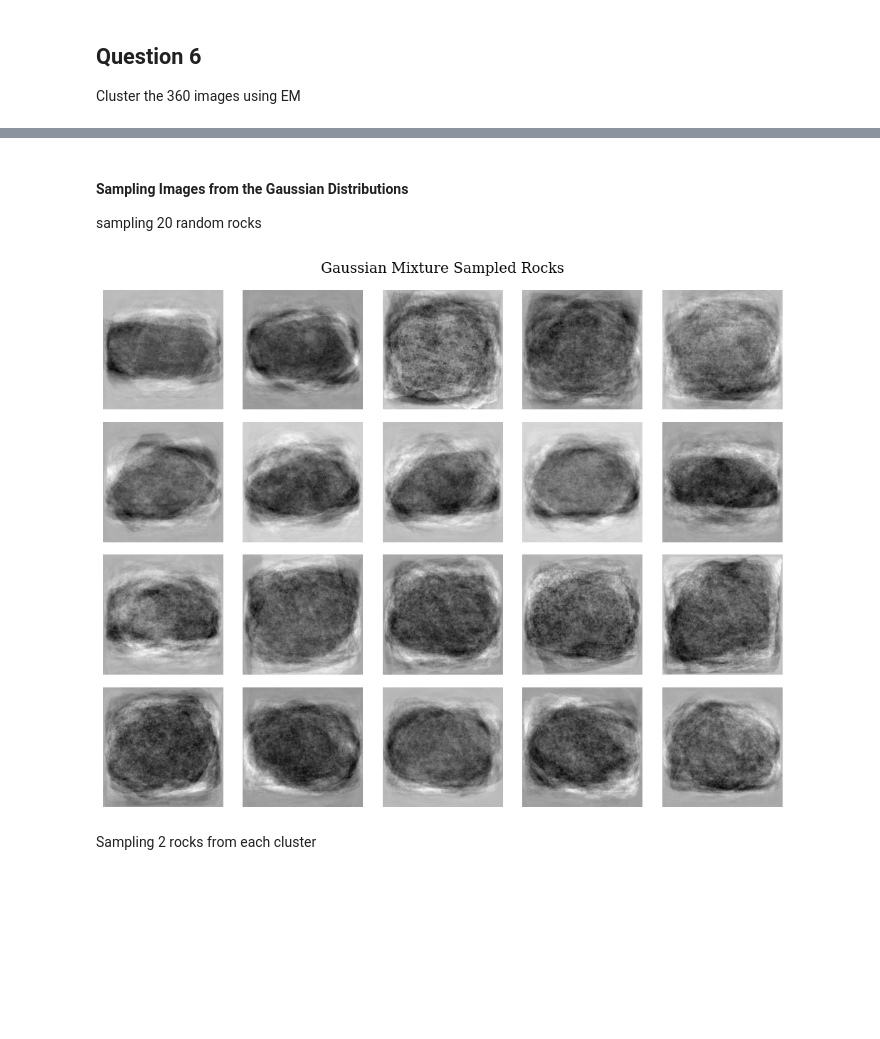
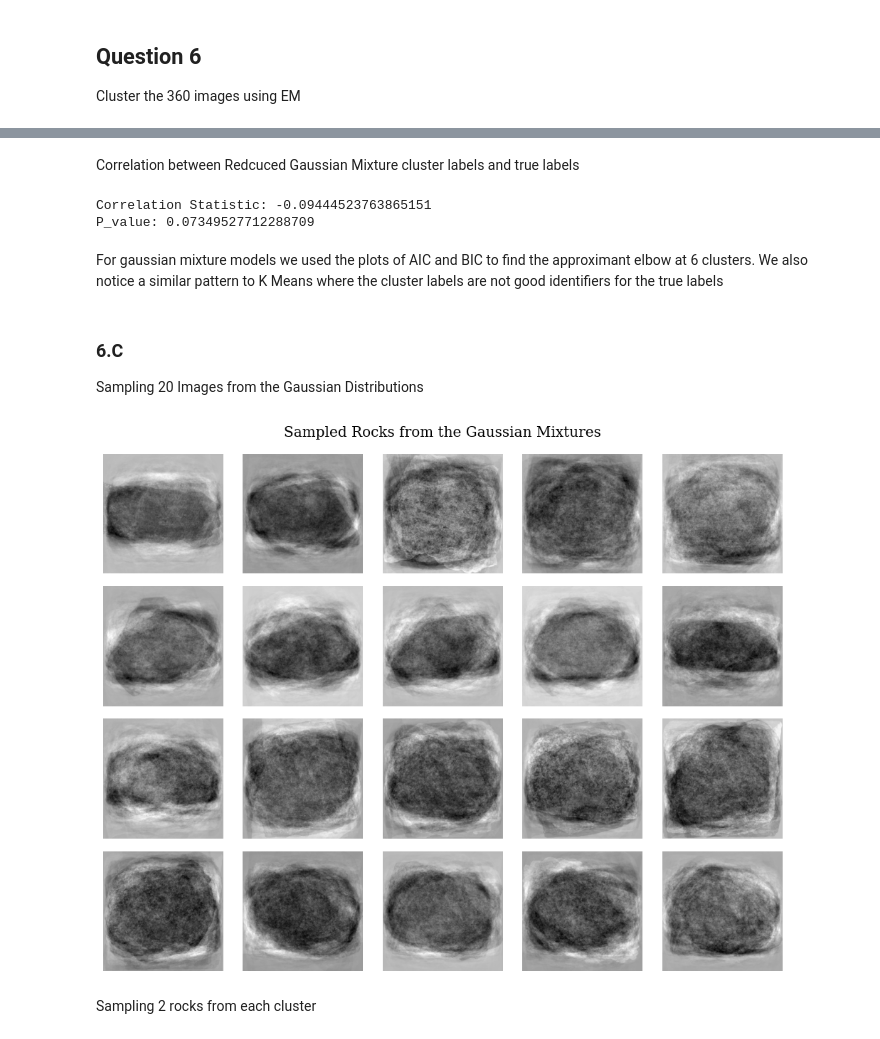
Before and after one commit to jackyeung99/Applied_Machine_Learning, a Jupyter notebook: Assignment03/03_Q1.ipynb, the cells around one changed output, grey strips where cells are left out. Drawn from its saved outputs; the diff is of its cells as text; code cells hidden in the pictures; blank space fills up the shorter version.

```diff
--- a/Assignment03/03_Q1.ipynb
+++ b/Assignment03/03_Q1.ipynb
@@ -547,23 +586,33 @@ plt.show()
+# %% [markdown]
+Correlation between Redcuced Gaussian Mixture cluster labels and true labels
+# %%
+stat, p_value = pearsonr(encoded_labels, predicted)
+
+print(f"Correlation Statistic: {stat} \nP_value: {p_value}")
+# %% [output]
+Correlation Statistic: -0.09444523763865151
+P_value: 0.07349527712288709
+# %% [markdown]
+For gaussian mixture models we used the plots of AIC and BIC to find the approximant elbow at 6 clusters. We also notice a similar pattern to K Means where the cluster labels are not good identifiers for the true labels
 # %% [markdown]
-#### Sampling Images from the Gaussian Distributions
-
-sampling 20 random rocks
+### 6.C
+Sampling 20 Images from the Gaussian Distributions
 # %%
 gm = GaussianMixture(n_components=6, random_state=RANDOM_STATE)
 gm.fit(matrix_with_pca_embeddings_data)
 
 samples, _ = gm.sample(n_samples=20)
 original_space_samples = pca.inverse_transform(samples)
 
 fig, axes = plt.subplots(4, 5, figsize=(10, 8))
 for i, ax in enumerate(axes.ravel()):
     ax.imshow(np.array(original_space_samples[i, : ]).reshape((256, 256)), cmap = 'grey')
     ax.axis('off')
-plt.suptitle("Gaussian Mixture Sampled Rocks")
+plt.suptitle("Sampled Rocks from the Gaussian Mixtures")
 plt.tight_layout()
 plt.show()
 # %% [output]
-[figure, old version]
+[figure, new version]
 # %% [markdown]
 Sampling 2 rocks from each cluster
 # %%
```
Also changed, not shown: parts of 75 cells of this notebook, 2 other files.
